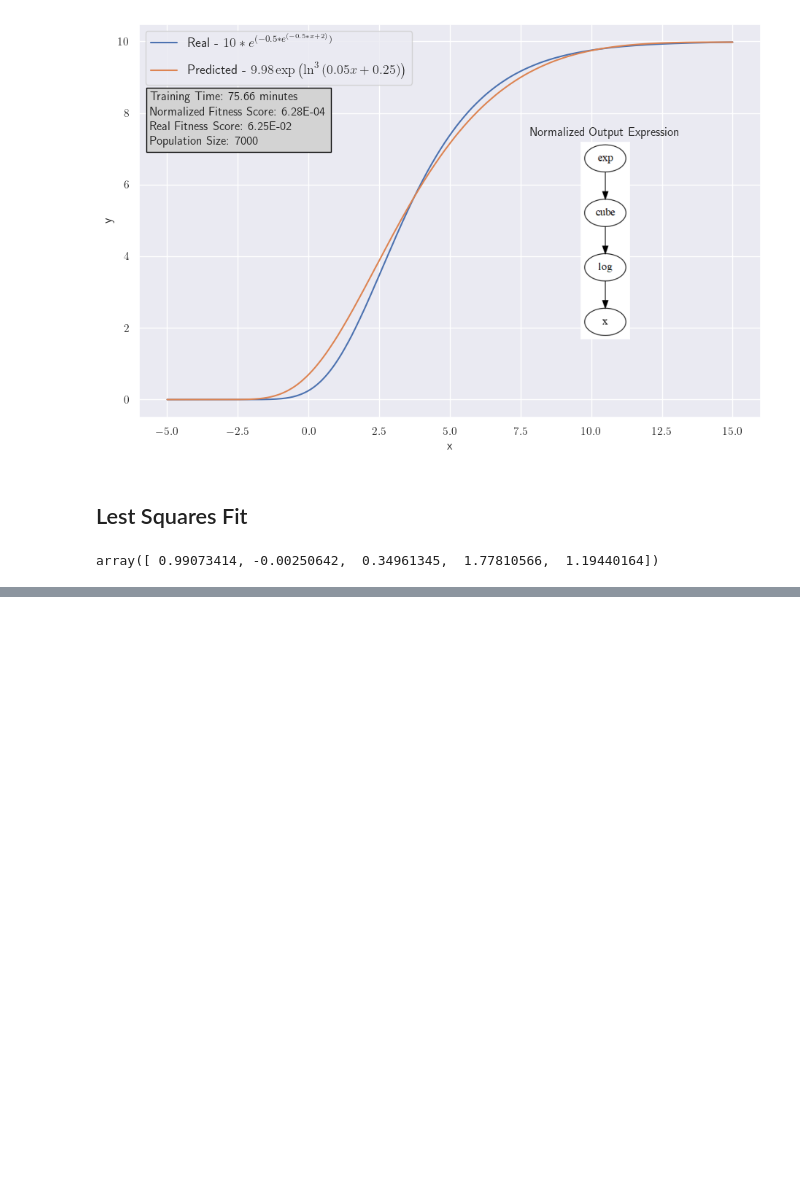
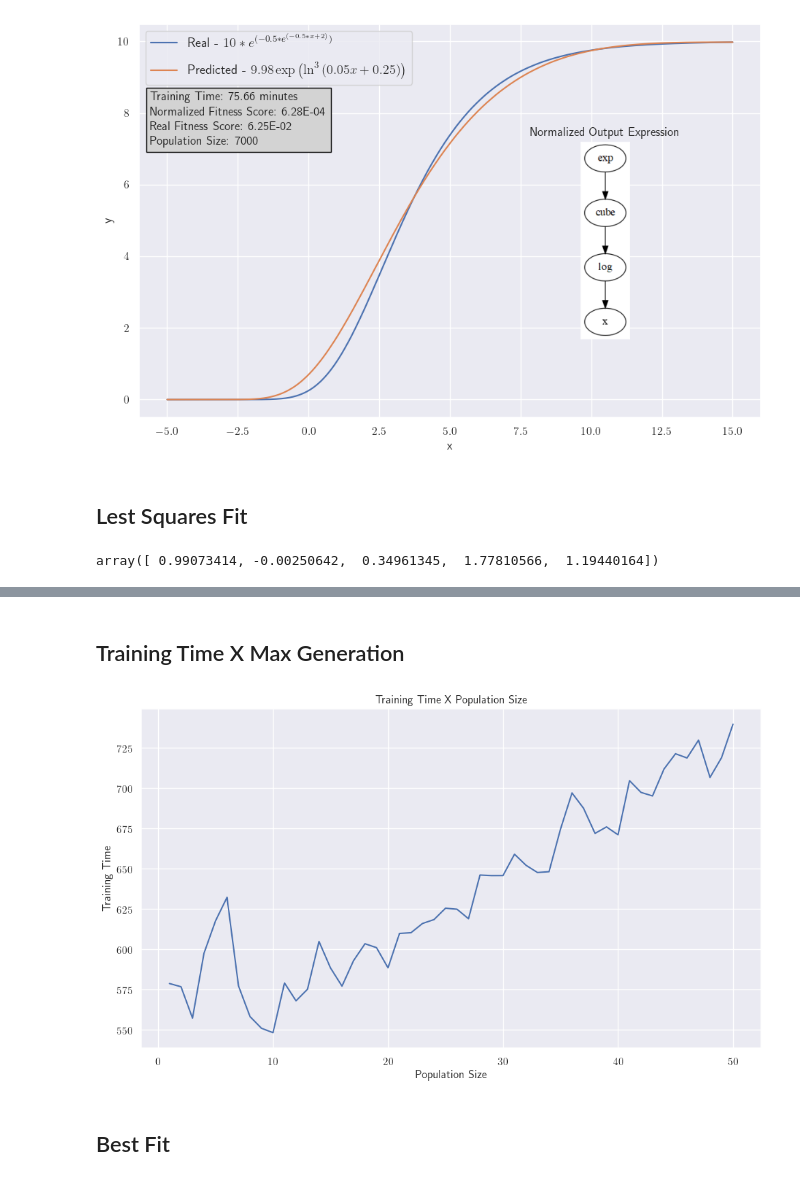
Before and after one commit to Guilherme-Ataliba/CSOWP-Symbolic-Regression, a Jupyter notebook: Analysis.ipynb, the cells around one changed output, grey strips where cells are left out. Drawn from its saved outputs; the diff is of its cells as text; code cells hidden in the pictures; blank space fills up the shorter version.

```diff
--- a/Analysis.ipynb
+++ b/Analysis.ipynb
@@ -797,0 +838,21 @@ plt.show()
+# %% [markdown]
+## Training Time X Max Generation
+# %%
+plt.figure(figsize=(10, 6))
+plt.title("Training Time X Population Size ")
+
+sns.lineplot(data, x=data.max_generations, y=data["training_time"])
+
+sns.set_style("white")
+sns.lineplot(data, x=data.max_generations, y=data["training_time"], ax=ins)
+sns.set()
+plt.tight_layout()
+
+plt.xlabel("Population Size")
+plt.ylabel("Training Time")
+
+plt.show()
+# %% [output]
+[figure, added]
+# %% [markdown]
+## Best Fit
```
Also changed, not shown: parts of 34 cells of this notebook, 6 other files.
